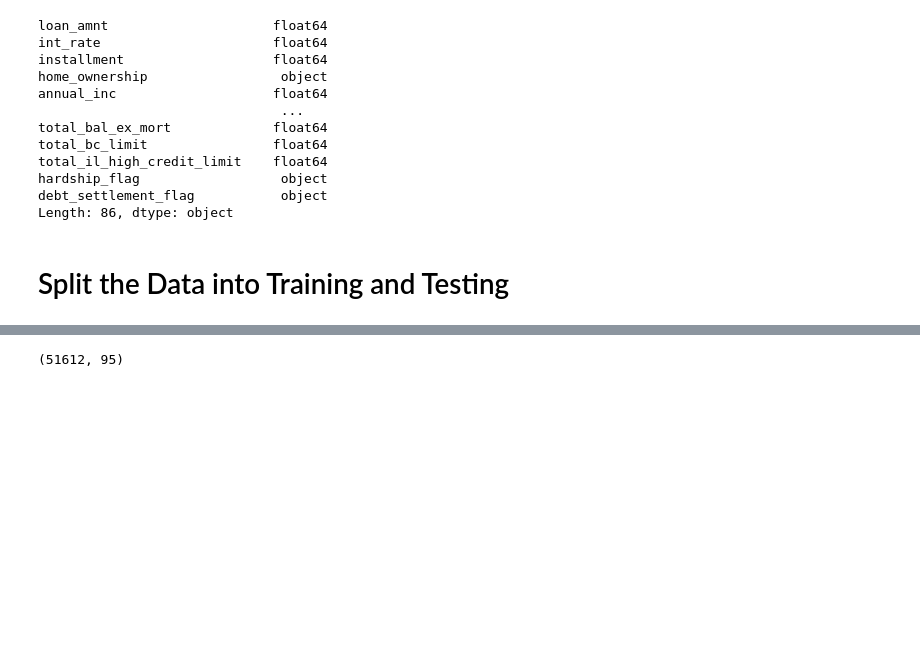
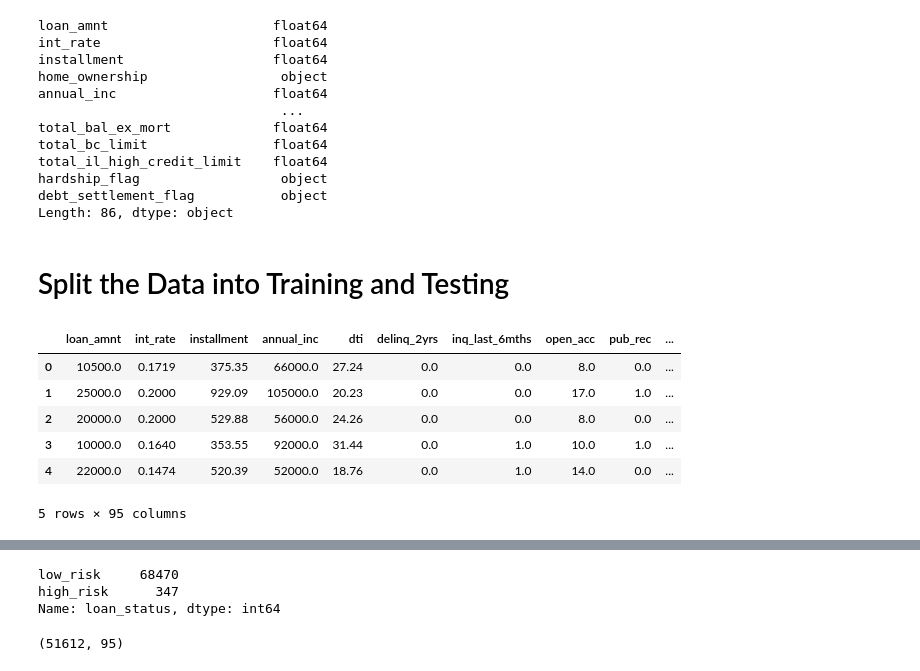
Before and after one commit to tonyferri/Credit_Risk_Analysis, a Jupyter notebook: credit_risk_resampling.ipynb, the cells around one changed output, grey strips where cells are left out. Saved outputs shown, nothing was run; the diff lists cells and outputs as text; code cells hidden in the pictures; blank space fills up the shorter version.

```diff
--- a/credit_risk_resampling.ipynb
+++ b/credit_risk_resampling.ipynb
@@ -99,6 +99,16 @@ X = pd.get_dummies(X)
 
 # Create our target
 y = df["loan_status"]
+# %%
+X.head()
+# %% [output]
+|  | loan_amnt | int_rate | installment | annual_inc | dti | delinq_2yrs | inq_last_6mths | open_acc | pub_rec | ... |
+| 0 | 10500.0 | 0.1719 | 375.35 | 66000.0 | 27.24 | 0.0 | 0.0 | 8.0 | 0.0 | ... |
+| 1 | 25000.0 | 0.2000 | 929.09 | 105000.0 | 20.23 | 0.0 | 0.0 | 17.0 | 1.0 | ... |
+| 2 | 20000.0 | 0.2000 | 529.88 | 56000.0 | 24.26 | 0.0 | 0.0 | 8.0 | 0.0 | ... |
+| 3 | 10000.0 | 0.1640 | 353.55 | 92000.0 | 31.44 | 0.0 | 1.0 | 10.0 | 1.0 | ... |
+| 4 | 22000.0 | 0.1474 | 520.39 | 52000.0 | 18.76 | 0.0 | 1.0 | 14.0 | 0.0 | ... |
+5 rows × 95 columns
 # %%
 X.describe()
 # %% [output]
@@ -114,7 +124,11 @@ X.describe()
 8 rows × 95 columns
 # %%
 # Check the balance of our target values
-# y['loan_status'].value_counts()
+y.value_counts()
+# %% [output]
+low_risk     68470
+high_risk      347
+Name: loan_status, dtype: int64
 # %%
 from sklearn.model_selection import train_test_split
 
```
Also changed, not shown: parts of 9 cells of this notebook, 6 other files.
